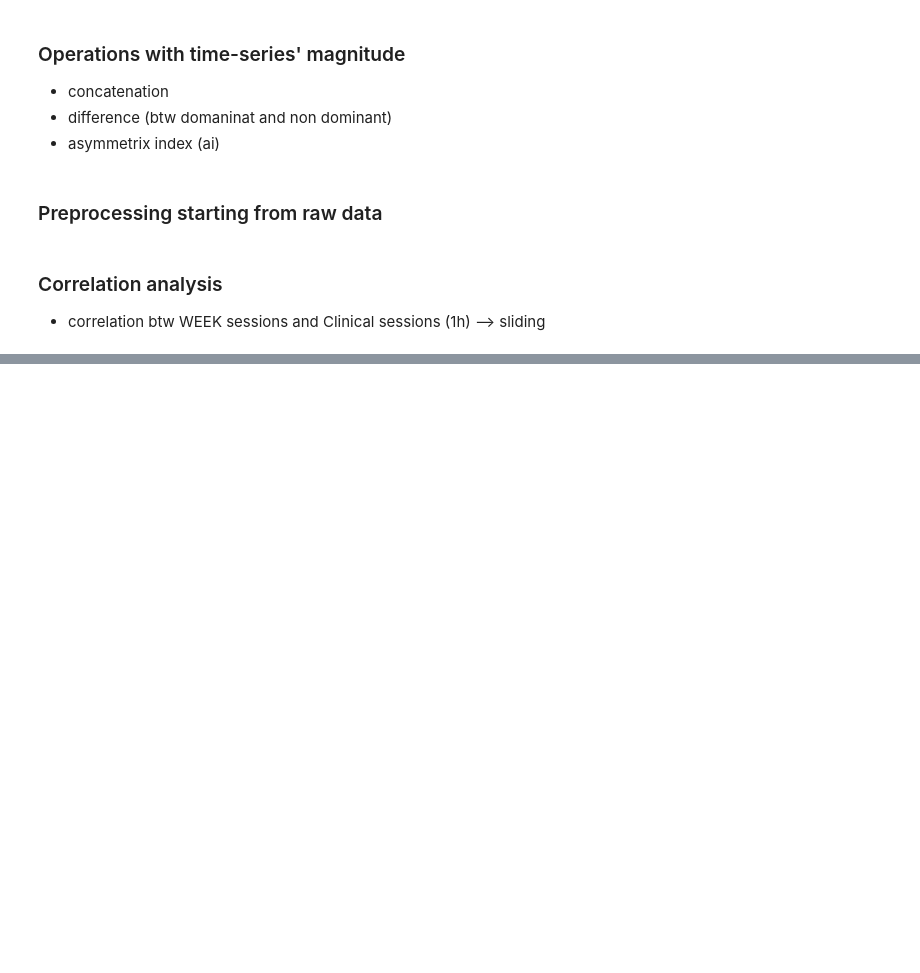
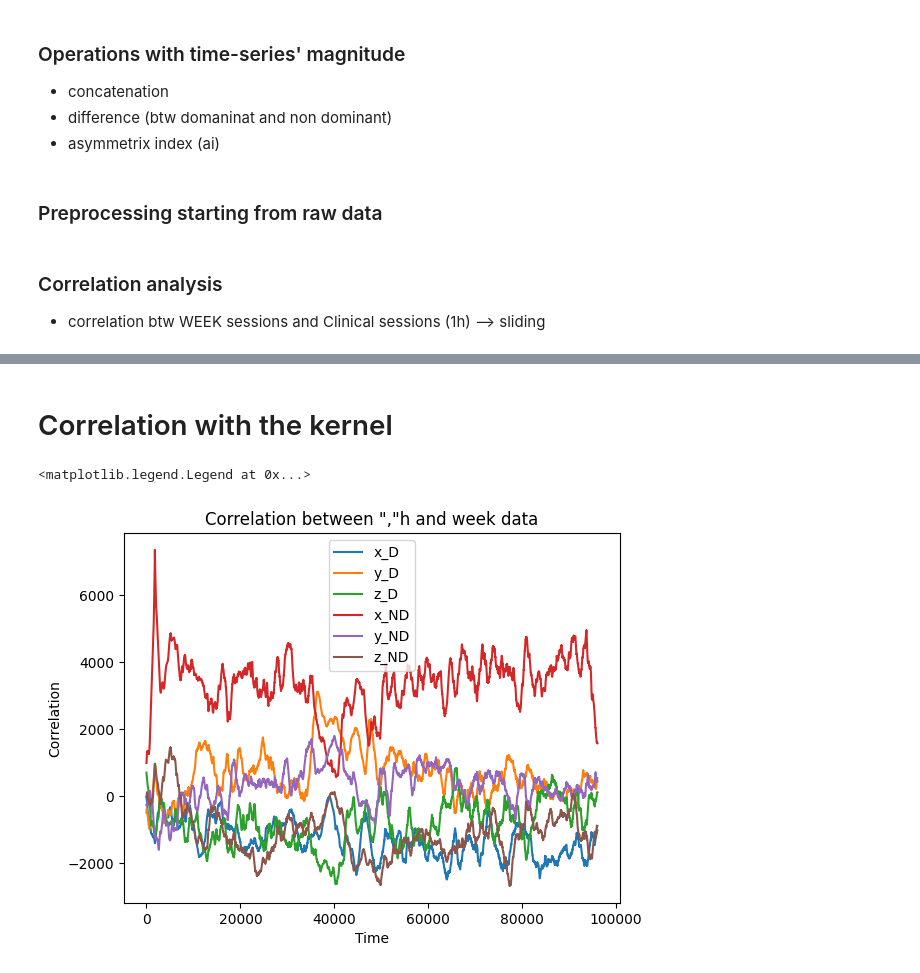
Before and after one commit to KamerC1/Smart_Application_Bio, a Jupyter notebook: notebooks/BaseLinefromBachelor.ipynb, the cells around one changed output, grey strips where cells are left out. Drawn from its saved outputs; the diff is of its cells as text; code cells hidden in the pictures; blank space fills up the shorter version.

```diff
--- a/notebooks/BaseLinefromBachelor.ipynb
+++ b/notebooks/BaseLinefromBachelor.ipynb
@@ -130,0 +181,21 @@ def create_windows(folder, operation_type, WINDOW_SIZE):
+# %% [markdown]
+# Correlation with the kernel
+# %%
+
+kernel_to_slide = df_h
+
+correlation = signal.correlate(df_week_chunk, kernel_to_slide, mode='same')
+
+plt.plot(correlation)
+
+
+#naming on different axis
+plt.xlabel('Time')
+plt.ylabel('Correlation')
+plt.title('Correlation between ","h and week data')
+
+# legenda for the x_D, y_D, z_D, x_ND, y_ND, z_ND
+plt.legend(['x_D', 'y_D', 'z_D', 'x_ND', 'y_ND', 'z_ND'])
+# %% [output]
+<matplotlib.legend.Legend at 0x...>
+[figure, added]
```
Also changed, not shown: parts of 3 cells of this notebook.
